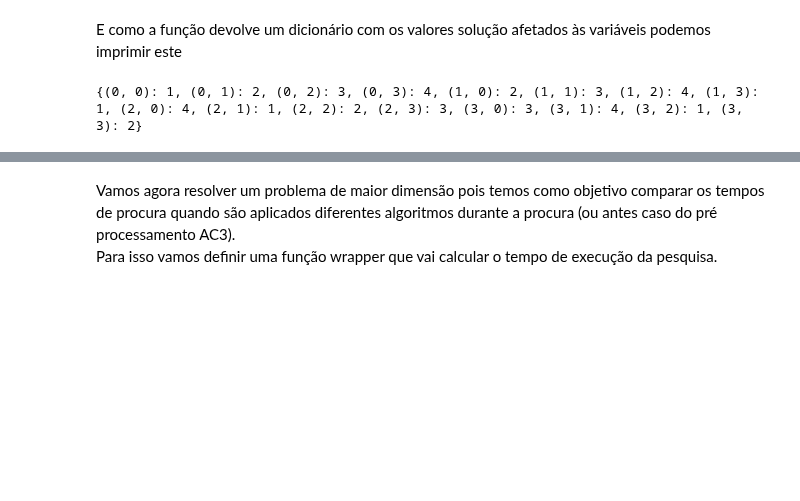
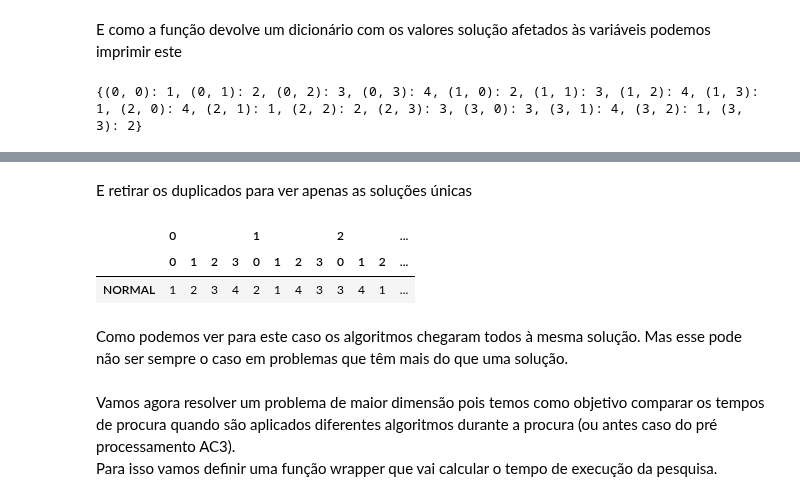
Before and after one commit to Singularitty/ProjetoSI, a Jupyter notebook: Projeto2/projeto2-SI/SI-proj2-42.ipynb, the cells around one changed output, grey strips where cells are left out. Drawn from its saved outputs; the diff is of its cells as text; code cells hidden in the pictures; blank space fills up the shorter version.

Commit message:
VERSAO FINAL PARA TERMOS 20

```diff
--- a/Projeto2/projeto2-SI/SI-proj2-42.ipynb
+++ b/Projeto2/projeto2-SI/SI-proj2-42.ipynb
@@ -188,3 +211,13 @@ Resolva o problema com o backtracking sem inferencia, com inferencia, e com uma
+# %% [markdown]
+E retirar os duplicados para ver apenas as soluções únicas
+# %%
+pd.DataFrame(solucoes_1).T.drop_duplicates()
+# %% [output]
+|  | 0 |  |  |  | 1 |  |  |  | 2 |  |  | ... |
+|  | 0 | 1 | 2 | 3 | 0 | 1 | 2 | 3 | 0 | 1 | 2 | ... |
+| NORMAL | 1 | 2 | 3 | 4 | 2 | 1 | 4 | 3 | 3 | 4 | 1 | ... |
+# %% [markdown]
+Como podemos ver para este caso os algoritmos chegaram todos à mesma solução. Mas esse pode não ser sempre o caso em problemas que têm mais do que uma solução.
 # %% [markdown]
 Vamos agora resolver um problema de maior dimensão pois temos como objetivo comparar os tempos de procura quando são aplicados diferentes algoritmos durante a procura (ou antes caso do pré processamento AC3).
 Para isso vamos definir uma função wrapper que vai calcular o tempo de execução da pesquisa.
```
Also changed, not shown: parts of 62 cells of this notebook.
